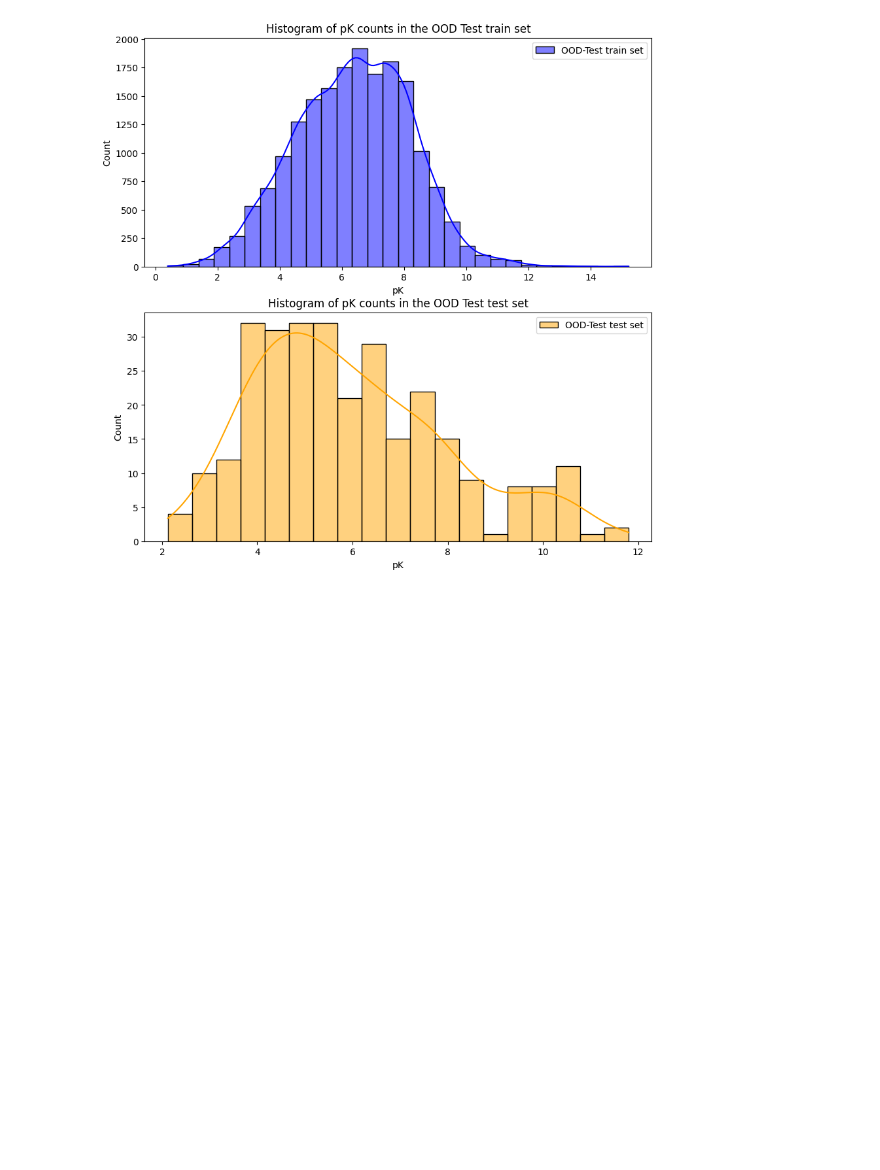
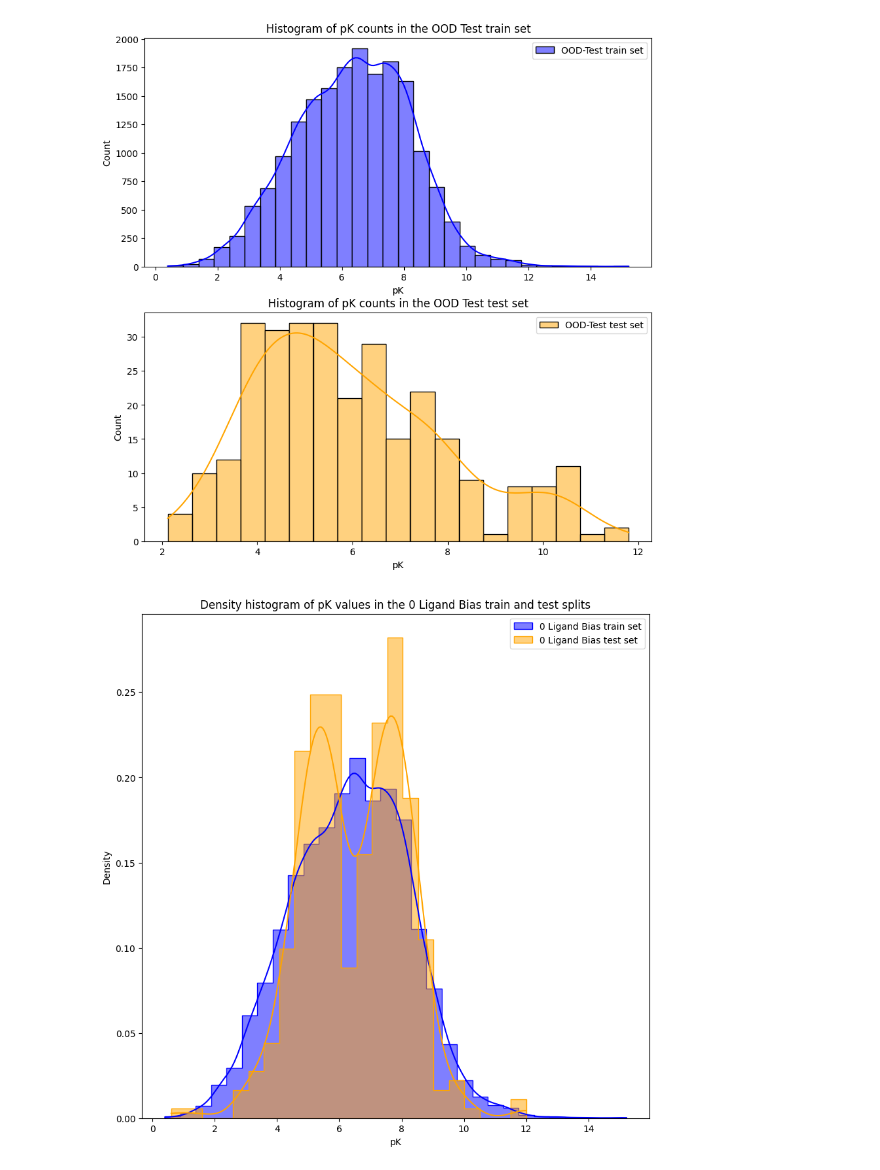
Before and after one commit to William-Ogilvie/tagcn-binding-affinity, a Jupyter notebook: notebooks/pK_distribution.ipynb, the cells around one changed output. Saved outputs shown, nothing was run; the diff lists cells and outputs as text; code cells hidden in the pictures; blank space fills up the shorter version.

```diff
--- a/notebooks/pK_distribution.ipynb
+++ b/notebooks/pK_distribution.ipynb
@@ -24,6 +24,10 @@ casf_2016_test = data_dir / "CASF_2016_processed.csv"
 ood_test_train = data_dir / "OOD_Test_processed_train.csv"
 ood_test_val = data_dir / "OOD_Test_processed_val.csv"
 ood_test_test = data_dir / "OOD_Test_processed_test.csv"
+
+zero_train = data_dir / "Zero_Ligand_Bias_processed_train.csv"
+zero_val = data_dir / "Zero_Ligand_Bias_processed_val.csv"
+zero_test = data_dir / "Zero_Ligand_Bias_processed_test.csv"
 # %%
 df_casf_2016_train = pd.read_csv(casf_2016_train)
 df_casf_2016_val = pd.read_csv(casf_2016_val)
@@ -33,6 +37,11 @@ df_ood_test_train = pd.read_csv(ood_test_train)
 df_ood_test_val = pd.read_csv(ood_test_val)
 df_ood_test_test = pd.read_csv(ood_test_test)
 
+df_zero_train = pd.read_csv(zero_train)
+df_zero_val = pd.read_csv(zero_val)
+df_zero_test = pd.read_csv(zero_test)
+
 # Concatenate the train and val for the histogram
 df_casf_2016_full_train = pd.concat([df_casf_2016_train, df_casf_2016_val], axis=0, ignore_index=True)
 df_ood_test_full_train = pd.concat([df_ood_test_train, df_ood_test_val], axis=0, ignore_index=True)
+df_zero_full_train = pd.concat([df_zero_train, df_zero_val], axis = 0, ignore_index=True)
@@ -145,30 +171,93 @@ sns.histplot(
     x="pK",
     color="blue",
     label="OOD-Test train set",
     binwidth=0.5,
     kde=True,
     ax=ax1
 )
 ax1.legend()
 ax1.set_title("Histogram of pK counts in the OOD Test train set")
 
 sns.histplot(
     data=df_ood_test_test,
     x="pK",
     color="orange",
     label="OOD-Test test set",
     binwidth=0.5,
     kde=True,
     ax=ax2
 )
 ax2.legend()
 ax2.set_title("Histogram of pK counts in the OOD Test test set")
 img_path = plots_dir / "count_hist_pk_OOD_Test.png"
 fig.savefig(img_path)
 
 plt.show()
+
+# Same for 0 Ligand Bias
+fig = plt.figure(figsize=(10,10))
+sns.histplot(
+    data=df_zero_full_train,
+    x="pK",
+    color="blue",
+    label="0 Ligand Bias train set",
+    element="step",
+    binwidth=0.5,
+    stat="density", # normalise so that total area of histogram equals 1
+    common_norm=False, # normalise each histogram separately
+    kde=True
+)
+
+sns.histplot(
+    data=df_zero_test,
+    x="pK",
+    color="orange",
+    label="0 Ligand Bias test set",
+    element="step",
+    binwidth=0.5,
+    stat="density", # normalise so that total area of histogram equals 1
+    common_norm=False, # normalise each histogram separately
+    kde=True
+)
+plt.legend()
+plt.xlabel("pK")
+plt.title("Density histogram of pK values in the 0 Ligand Bias train and test splits")
+img_path = plots_dir / "density_hist_pk_zero_ligand_bias.png"
+fig.savefig(img_path)
+plt.show()
+
+fig, (ax1, ax2) = plt.subplots(2, 1, figsize=(10,10)) # 2 rows 1 col
+
+sns.histplot(
+    data=df_zero_full_train,
+    x="pK",
+    color="blue",
+    label="0 Ligand Bias train set",
+    binwidth=0.5,
+    kde=True,
+    ax=ax1
+)
+ax1.legend()
+ax1.set_title("Histogram of pK counts in the 0 Ligand Bias train set")
+
+sns.histplot(
+    data=df_zero_test,
+    x="pK",
+    color="orange",
+    label="0 Ligand Bias test set",
+    binwidth=0.5,
+    kde=True,
+    ax=ax2
+)
+ax2.legend()
+ax2.set_title("Histogram of pK counts in the 0 Ligand Bias test set")
+img_path = plots_dir / "count_hist_pk_zero_ligand_bias.png"
+fig.savefig(img_path)
+
+plt.show()
 # %% [output]
 [figure]
 [figure]
 [figure]
 [figure]
+[figure, added]
```
Also changed, not shown: parts of 3 cells of this notebook, 3 other files.
